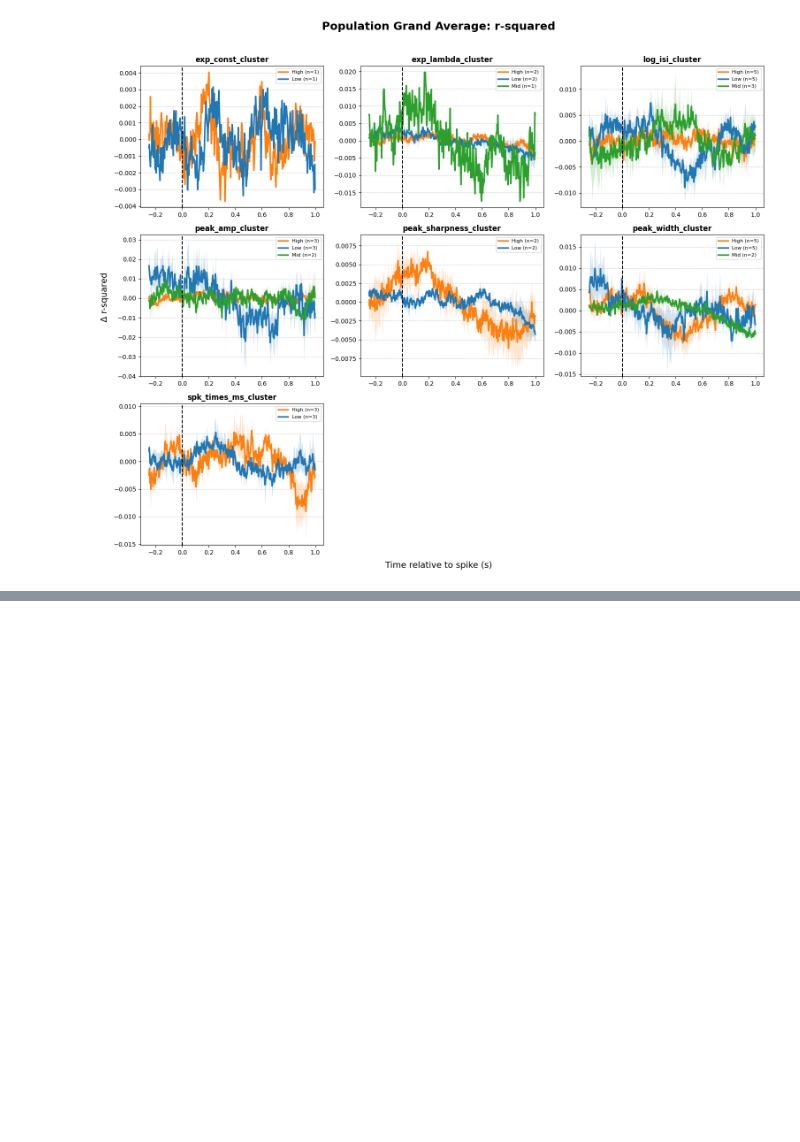
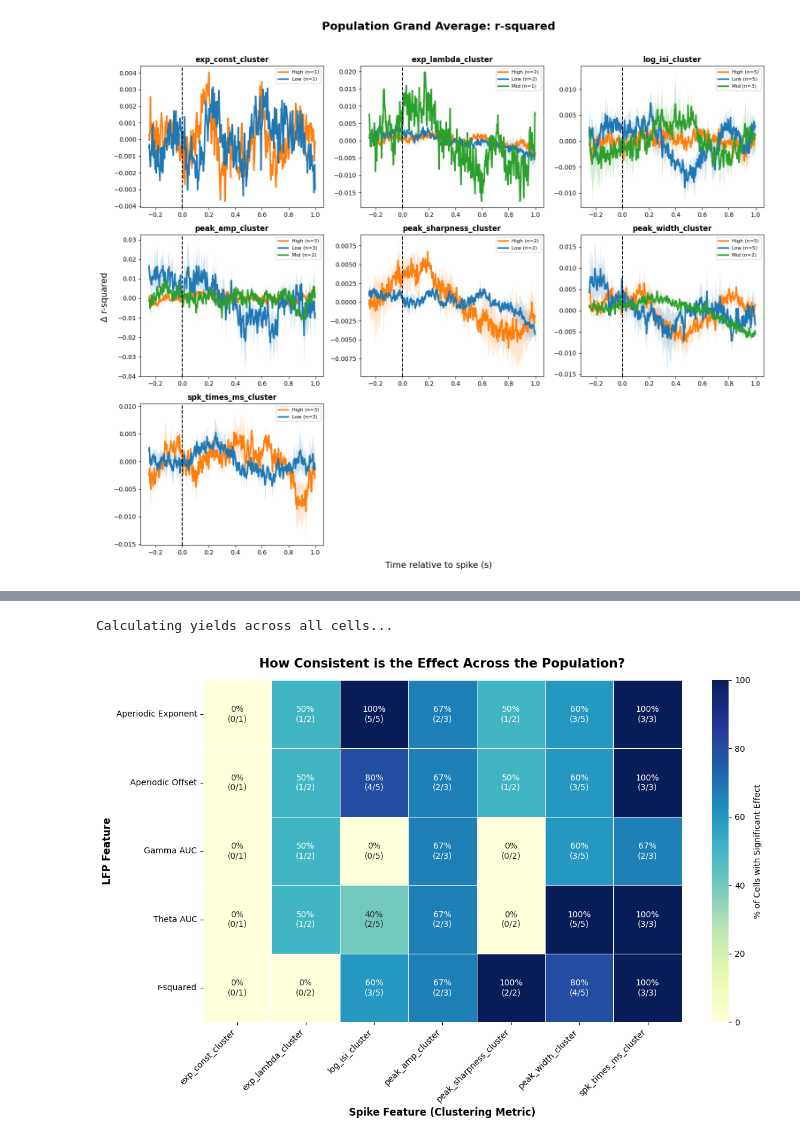
Before and after one commit to voytekresearch/spikewise, a Jupyter notebook: datasets/spe-1/spe1_patch_LFP_analysis/cluster_analyses/lfp_spk_group_cell_comparison.ipynb, the cells around one changed output, grey strips where cells are left out. Cells and saved outputs as stored; diff of their text form; code cells hidden in the pictures; blank space fills up the shorter version.

```diff
--- a/datasets/spe-1/spe1_patch_LFP_analysis/cluster_analyses/lfp_spk_group_cell_comparison.ipynb
+++ b/datasets/spe-1/spe1_patch_LFP_analysis/cluster_analyses/lfp_spk_group_cell_comparison.ipynb
@@ -178,0 +147,5 @@ plot_all_grand_average_traces(pop_traces)
+# %%
+plot_significant_yield_heatmap(df_pop_stats, pop_traces)
+# %% [output]
+Calculating yields across all cells...
+[figure, added]
```
Also changed, not shown: parts of 3 cells of this notebook, 1 other file.
